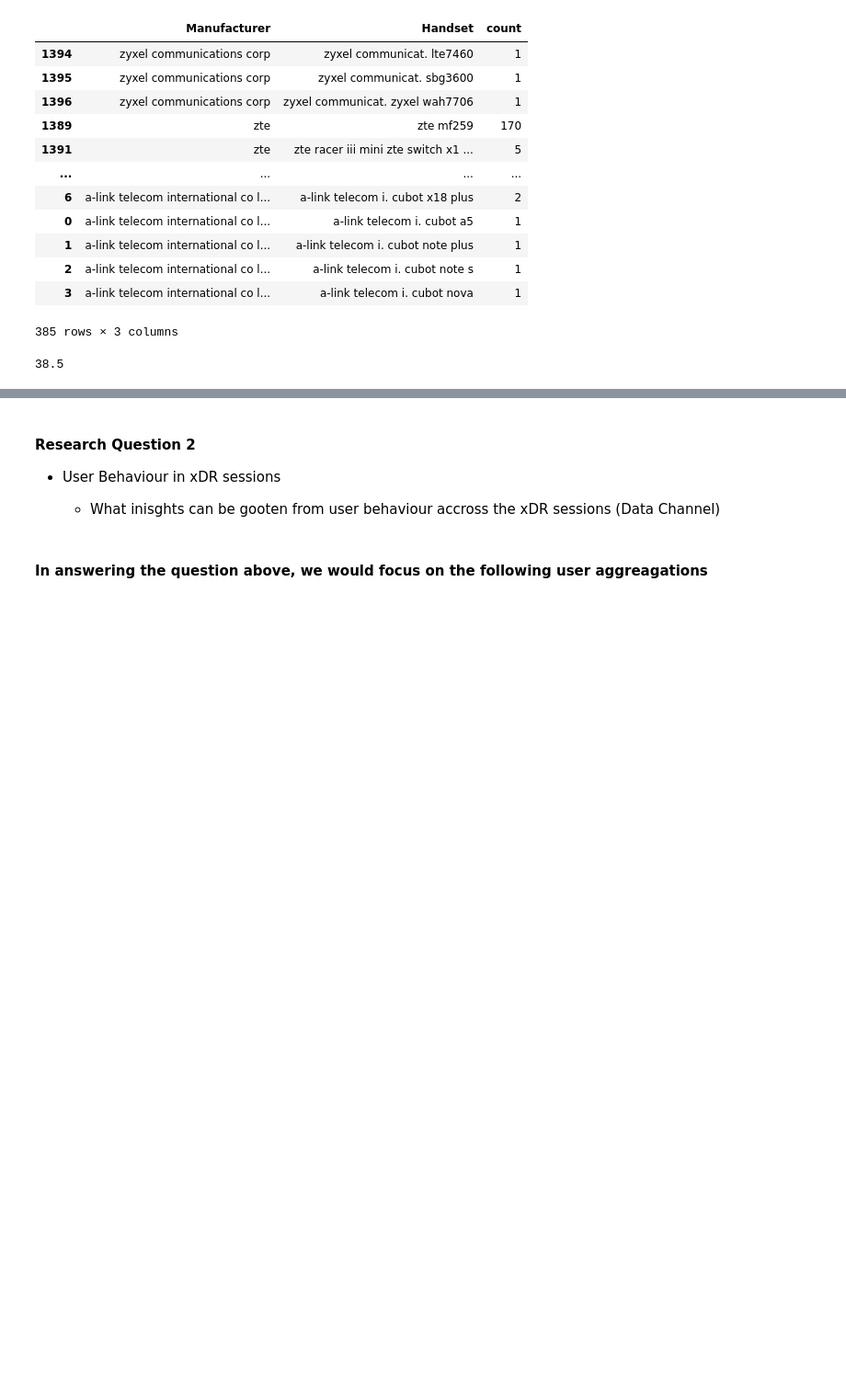
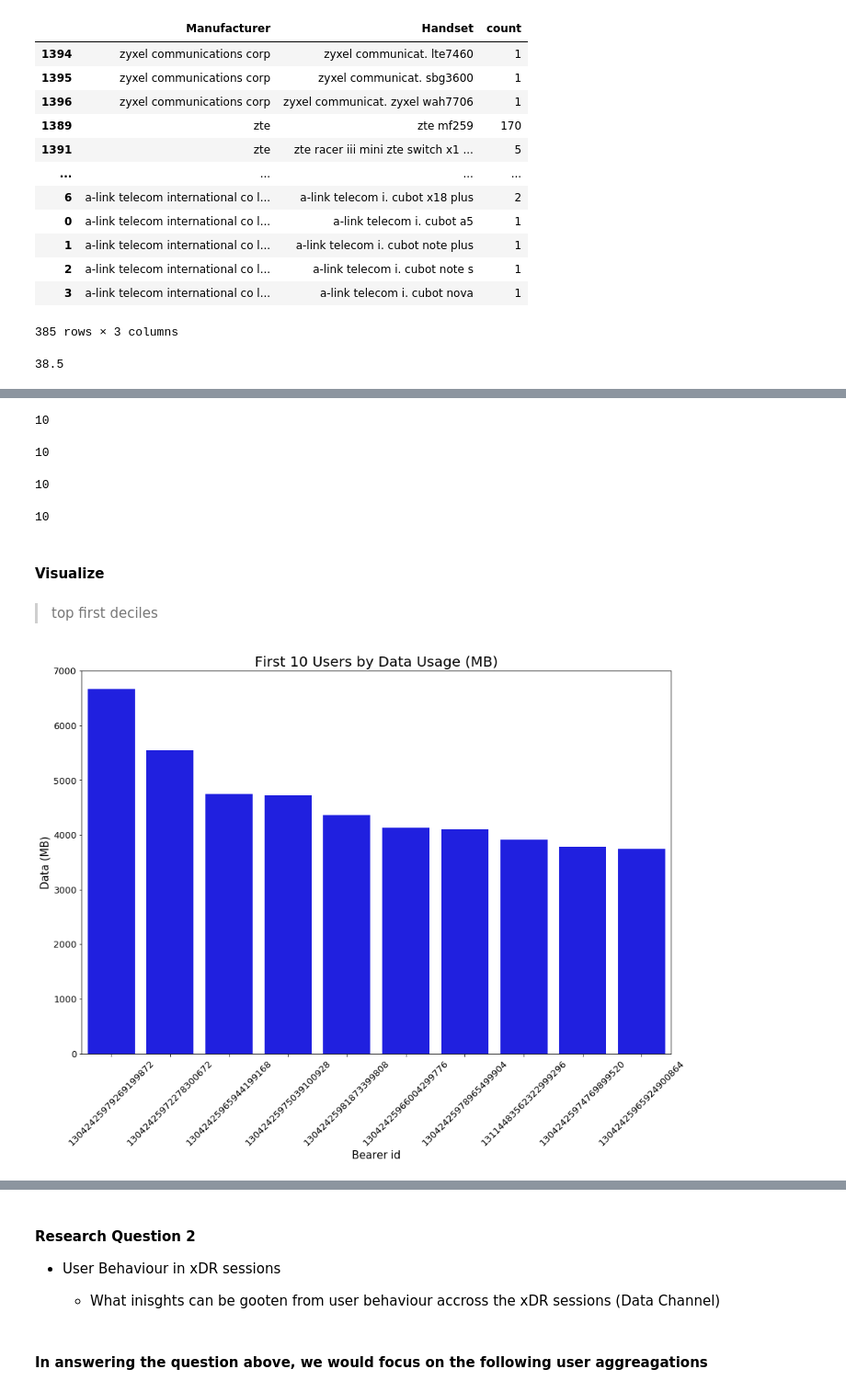
Before and after one commit to Patrick5455/tellco_user_analytics, a Jupyter notebook: analyis/user_overview.ipynb, the cells around one changed output, grey strips where cells are left out. Shown: that part at 92% size. Saved outputs shown, nothing was run; the diff lists cells and outputs as text; code cells hidden in the pictures; blank space fills up the shorter version.

Commit message:
Wroking on User_OVerview Analysis

```diff
--- a/analyis/user_overview.ipynb
+++ b/analyis/user_overview.ipynb
@@ -365,0 +438,7 @@ plt.show()
+# %%
+top5_deciles['total_DataLink_MB'] =round((((top5_deciles.total_dl__bytes_ + top5_deciles.total_ul__bytes_)/1024)/1024),4)
+# %%
+top5_deciles = top5_deciles[['bearer_id','total_DataLink_MB']].sort_values(by='total_DataLink_MB', ascending=False)
+# %%
+top5_deciles = top5_deciles.head(50)
+top5_deciles
@@ -365,0 +463,3 @@ plt.show()
+# %%
+top1_Decile = top5_deciles.iloc[0:10]
+top1_Decile.shape[0]
@@ -365,0 +482,37 @@ plt.show()
+# %%
+top2_Decile = top5_deciles.iloc[10:20]
+top2_Decile.shape[0]
+# %% [output]
+10
+# %%
+top3_Decile = top5_deciles.iloc[20:30]
+top3_Decile.shape[0]
+# %% [output]
+10
+# %%
+top4_Decile = top5_deciles.iloc[30:40]
+top4_Decile.shape[0]
+# %% [output]
+10
+# %%
+top5_Decile = top5_deciles.iloc[40:]
+top5_Decile.shape[0]
+# %% [output]
+10
+# %% [markdown]
+####  Visualize
+# %% [markdown]
+> top first deciles
+# %%
+plt.figure(figsize=(15,10))
+sns.barplot(x='bearer_id', y='total_DataLink_MB', data=top1_Decile,
+            order=top1_Decile.bearer_id.tolist(), color='b')
+plt.title('First 10 Users by Data Usage (MB)', fontsize=20)
+plt.ylabel('Data (MB)', fontsize=15)
+plt.xlabel('Bearer id', fontsize=15)
+plt.xticks(rotation=45, fontsize=13)
+plt.yticks(fontsize=13)
+plt.savefig('visuals/firstDecile.png', format='png')
+plt.show()
+# %% [output]
+[figure, added]
```
Also changed, not shown: parts of 41 cells of this notebook, 8 other files.
